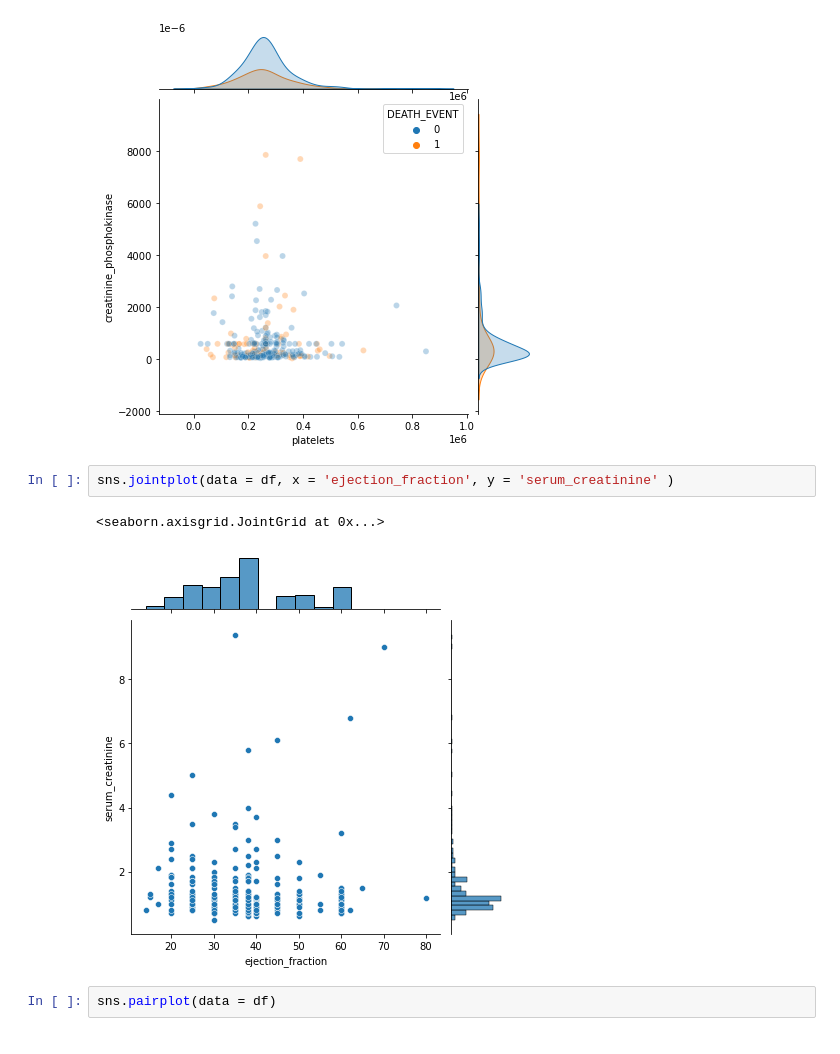
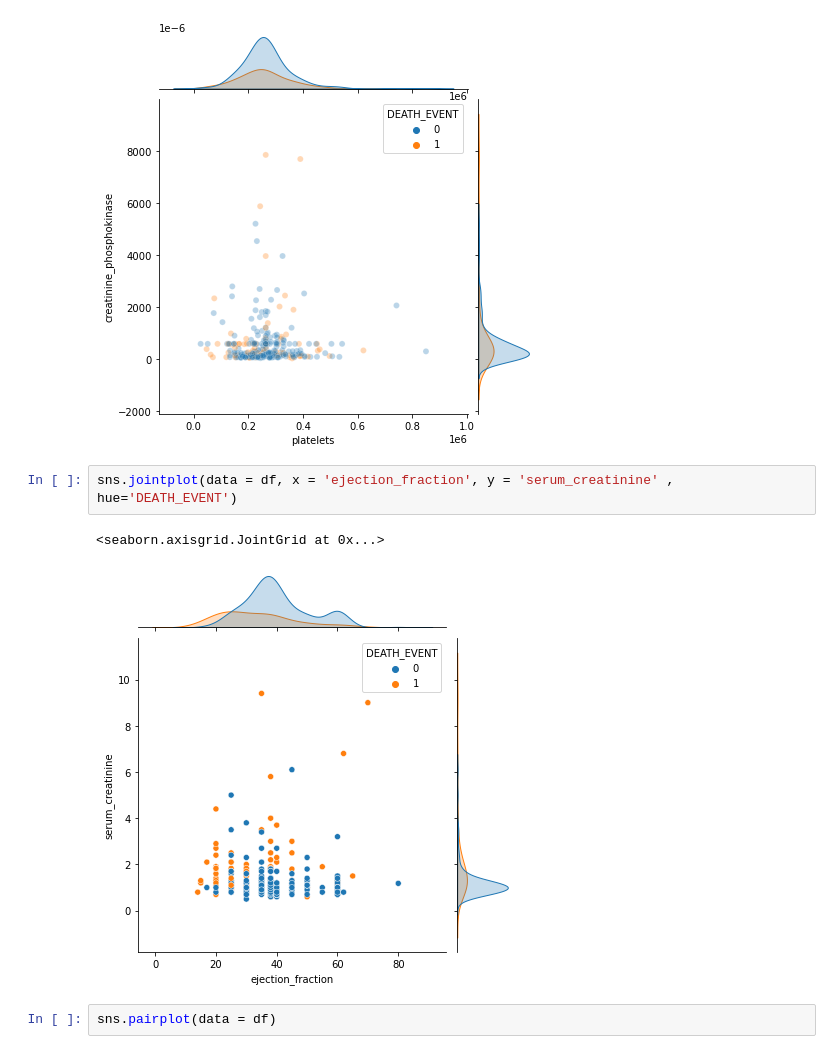
Before and after one commit to TH-Lightman/FS02MLCL01HeartFailure, a Jupyter notebook: Chapter 01 - 데이터 분석으로 심부전증을 예방할 수 있을까(문제).ipynb, the cells around one changed output. Cells and saved outputs as stored; diff of their text form.

```diff
--- a/Chapter 01 - 데이터 분석으로 심부전증을 예방할 수 있을까(문제).ipynb
+++ b/Chapter 01 - 데이터 분석으로 심부전증을 예방할 수 있을까(문제).ipynb
@@ -225,10 +230,10 @@ sns.jointplot(data = df, x = 'platelets', y = 'creatinine_phosphokinase', hue =
 <seaborn.axisgrid.JointGrid at 0x...>
 [figure]
 # %%
-sns.jointplot(data = df, x = 'ejection_fraction', y = 'serum_creatinine' )
+sns.jointplot(data = df, x = 'ejection_fraction', y = 'serum_creatinine' , hue='DEATH_EVENT')
 # %% [output]
 <seaborn.axisgrid.JointGrid at 0x...>
-[figure, old version]
+[figure, new version]
 # %%
 sns.pairplot(data = df)
 # %% [output]
```
Also changed, not shown: parts of 23 cells of this notebook.
